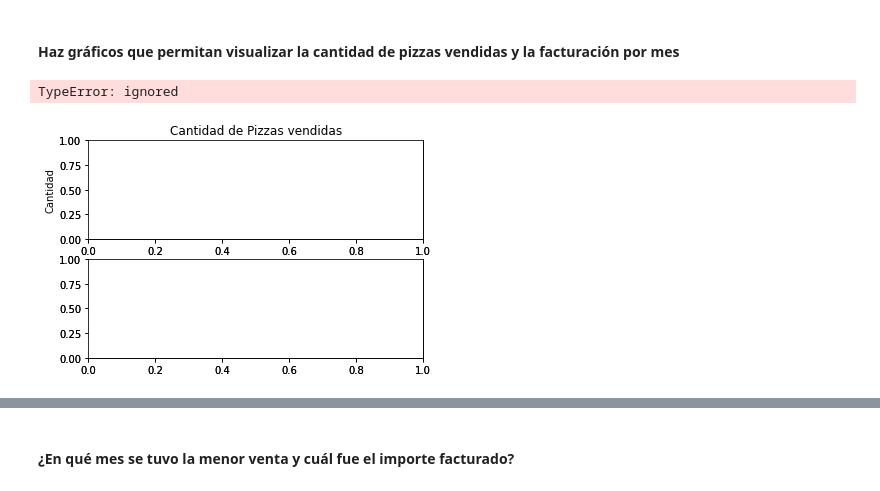
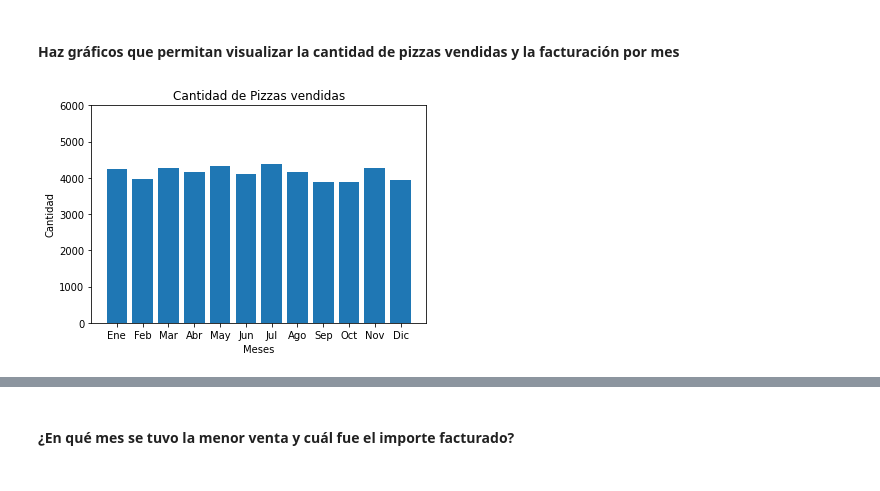
Before and after one commit to pablonunez81/ucom_intro_prog_final_work, a Jupyter notebook: M1_Trabajo_Final_pnunez_bbenitez.ipynb, the cells around one changed output, grey strips where cells are left out. Cells and saved outputs as stored; diff of their text form; code cells hidden in the pictures.

```diff
--- a/M1_Trabajo_Final_pnunez_bbenitez.ipynb
+++ b/M1_Trabajo_Final_pnunez_bbenitez.ipynb
@@ -435,25 +438,14 @@ merge_orders_x_pizzas.resample('M')['quantity', 'profit'].sum()
 | 2015-12-31 | 3935 | 64701.15 |
 # %% [markdown]
 #### Haz gráficos que permitan visualizar la cantidad de pizzas vendidas y la facturación por mes
-# %%
-fig, axes = plt.subplots(2)
-ax1 = fig.add_subpl
-ax2 = fig.add_subplot(2,1, 2)
-quantity = merge_orders_x_pizzas.resample('M')['quantity'].sum()
-ax1.set_title('Cantidad de Pizzas vendidas')
-ax1.set_xlabel('Meses')
-ax1.set_ylabel('Cantidad')
-
-ax1.set_ylim(bottom=minimo.to_list, top=5000)
-ax1.bar(months, quantity)
-ax2.set_title('Facturación por mes')
-ax2.set_xlabel('Meses')
-ax2.set_ylabel('Facturación')
-profit = merge_orders_x_pizzas.resample('M')['profit'].sum()
-ax2.bar(months, profit)
-plt.subplots_adjust(wspace=0, hspace=2)
-
-plt.show()
-# %% [output]
-TypeError: ignored
-[figure, removed]
+# %%
+quantity = merge_orders_x_pizzas.resample('M')['quantity'].sum()
+fig, ax = plt.subplots()
+ax.bar(months, quantity)
+ax.set_ylabel('Cantidad')
+ax.set_xlabel('Meses')
+ax.set_title('Cantidad de Pizzas vendidas')
+plt.ylim(bottom=0, top=6000)
+plt.show()
+# %% [output]
+[figure, added]
```
Also changed, not shown: parts of 4 cells of this notebook.
